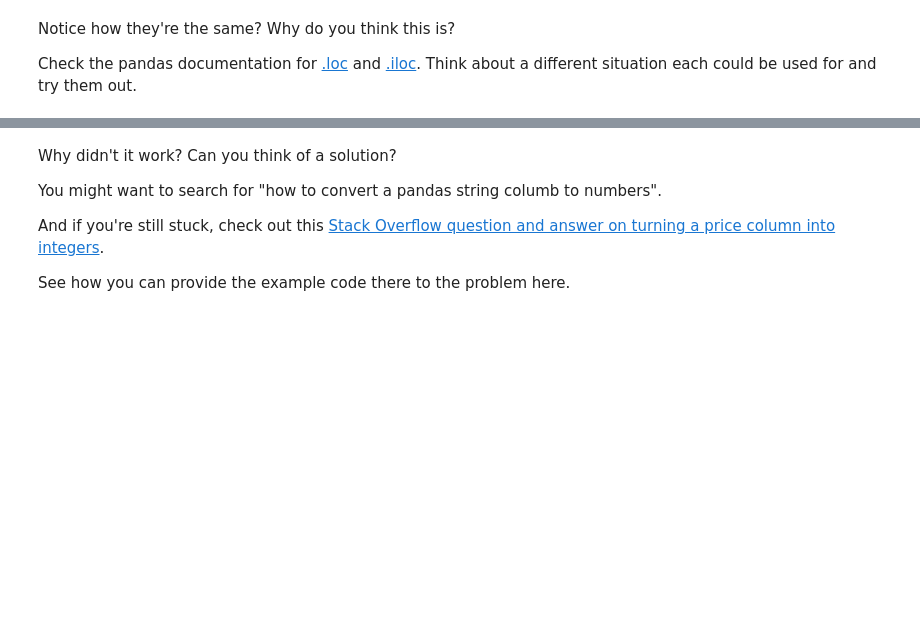
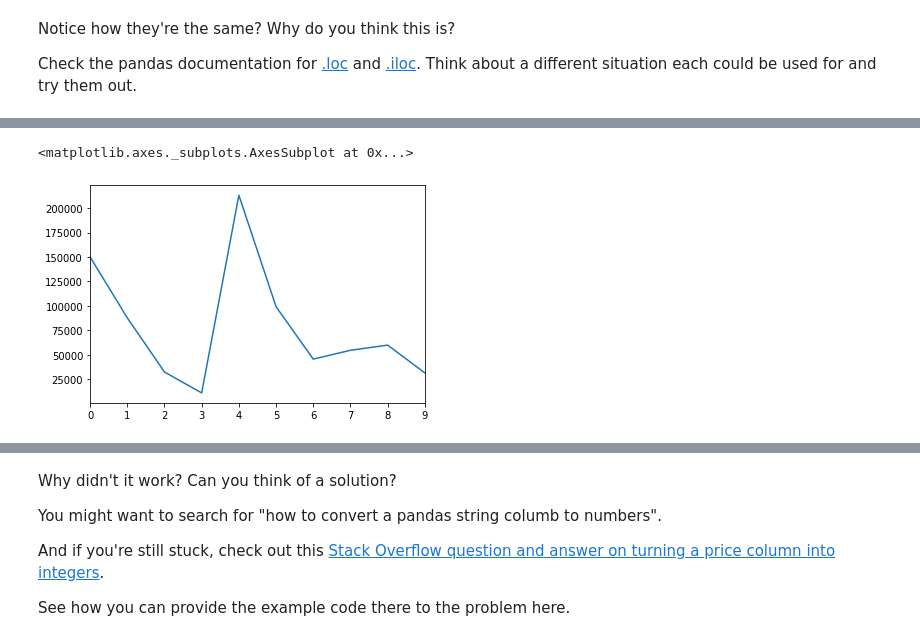
Before and after one commit to dulajkavinda/pandas-exploring-data-ML, a Jupyter notebook: pandas-exercises.ipynb, the cells around one changed output, grey strips where cells are left out. Cells and saved outputs as stored; diff of their text form; code cells hidden in the pictures; blank space fills up the shorter version.

```diff
--- a/pandas-exercises.ipynb
+++ b/pandas-exercises.ipynb
@@ -132,5 +248,9 @@ Check the pandas documentation for [.loc](https://pandas.pydata.org/pandas-docs/
 # %%
 # Import Matplotlib and create a plot of the Odometer column
 # Don't forget to use %matplotlib inline
+car_sales['Odometer (KM)'].plot()
+# %% [output]
+<matplotlib.axes._subplots.AxesSubplot at 0x...>
+[figure, added]
 # %%
 # Create a histogram of the Odometer column using hist()
```
Also changed, not shown: parts of 40 cells of this notebook.
